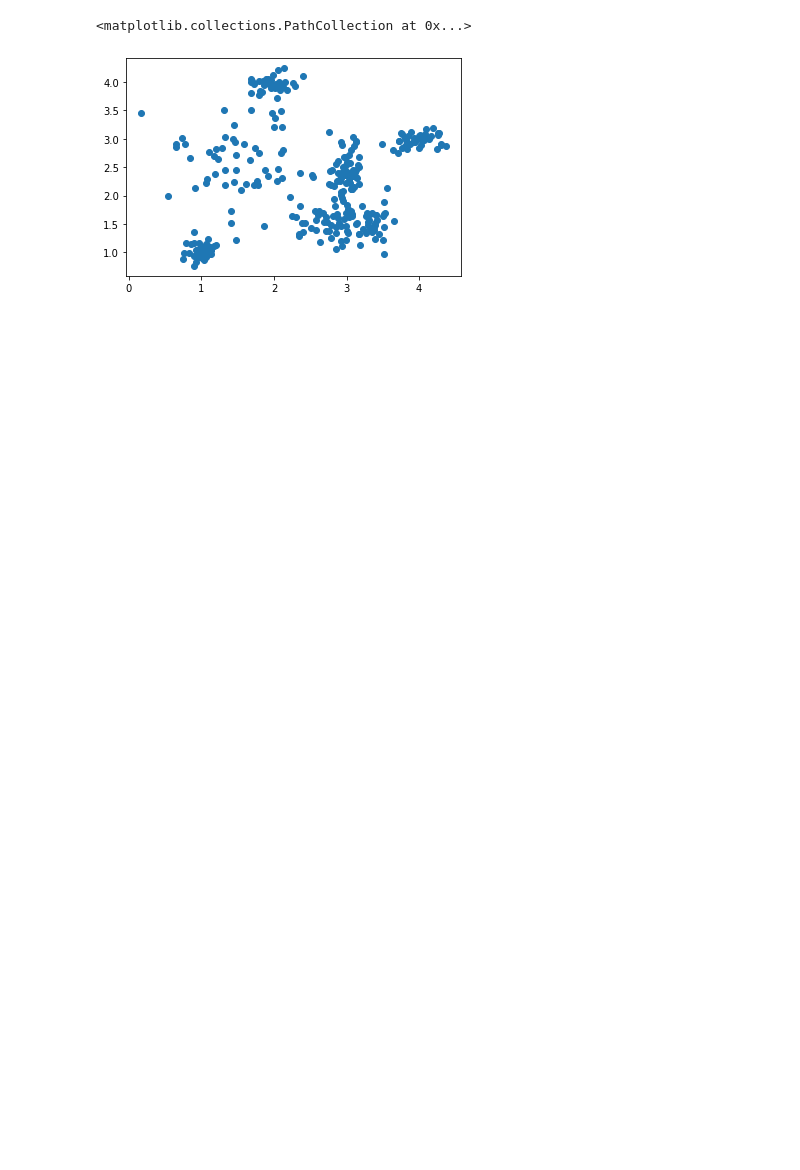
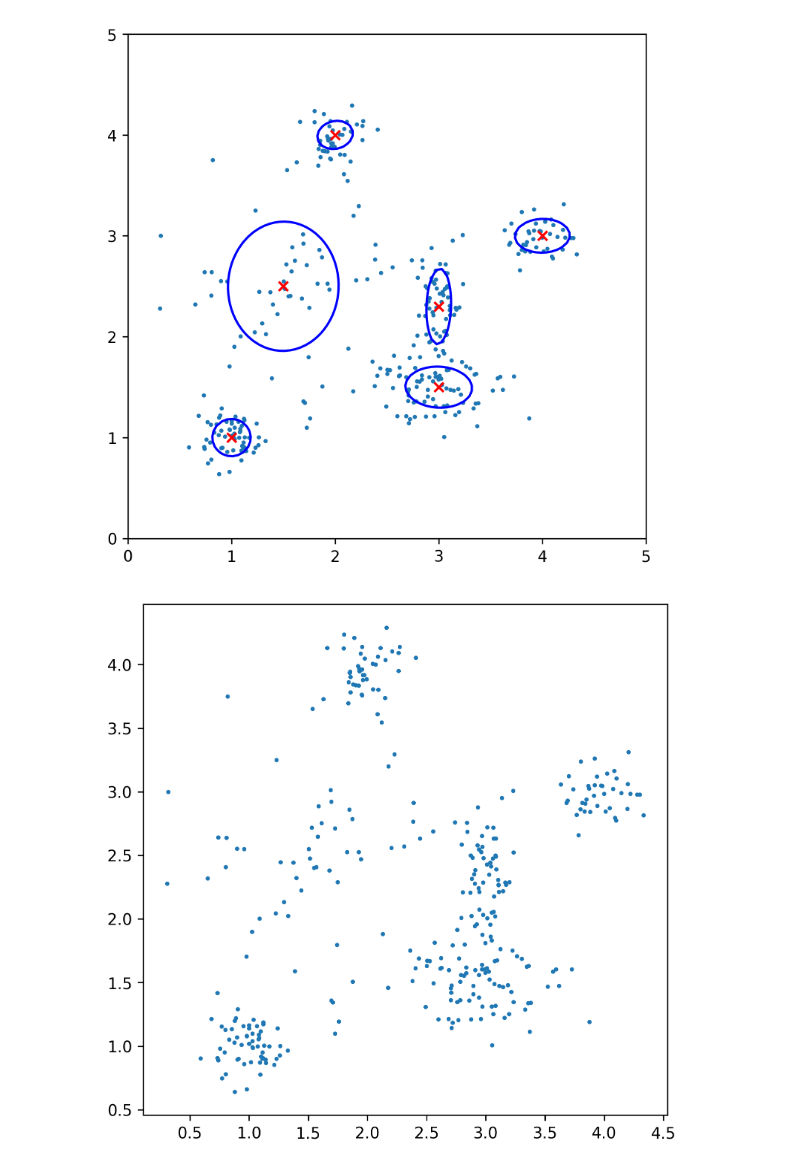
Before and after one commit to ryuichiueda/robot_and_stats_code, a Jupyter notebook: 8章の変分推論.ipynb, the cells around one changed output. Drawn from its saved outputs; the diff is of its cells as text; code cells hidden in the pictures; blank space fills up the shorter version.

```diff
--- a/8章の変分推論.ipynb
+++ b/8章の変分推論.ipynb
@@ -7,30 +7,67 @@ import data, random
 # %%
 centers_x = [1, 1.5, 2,   3,   3, 4]
 centers_y = [1, 2.5, 4, 1.5, 2.3, 3]
-covs = [np.array([[1, 0],[0, 1]]),
-        np.array([[25, 0.3],[0.3, 36]]),
-        np.array([[2, 0.3],[0.3, 1]]),
-        np.array([[10, -0.3],[-0.3, 4]]),
-        np.array([[1, 0.3],[0.3, 10]]),
-        np.array([[5, 0.1],[0.1, 2]])]
+covs = [np.array([[3, 0],[0, 3]])/100,
+        np.array([[25, 0.3],[0.3, 36]])/100,
+        np.array([[3, 0.3],[0.3, 2]])/100,
+        np.array([[10, -0.3],[-0.3, 4]])/100,
+        np.array([[1, 0.3],[0.3, 10]])/100,
+        np.array([[5, 0.1],[0.1, 2]])/100]
 datanums = [60, 60, 40, 80, 60, 40]
 
 K = 10
 
 data = []
 
 for i in range(len(centers_x)):
-    p = multivariate_normal((centers_x[i], centers_y[i]), covs[i]/100)
+    p = multivariate_normal((centers_x[i], centers_y[i]), covs[i])
     data.extend(p.rvs(datanums[i]))
 
 #random.shuffle(data)
 data.sort(key = lambda x: x[0])
 #print(data)
 
-plt.scatter([x for (x,y) in data], [y for (x,y) in data])
+#plt.scatter([x for (x,y) in data], [y for (x,y) in data])
+
+def graph0(data):
+    plt.figure(figsize=(6, 6), dpi=300)
+    plt.scatter([x for (x,y) in data], [y for (x,y) in data], marker="o", s=3)
+
+    normals = [multivariate_normal(mean=(centers_x[k],centers_y[k]), cov=covs[k]) for k in range(len(centers_x)) ]
+
+    x, y = np.mgrid[0:5:100j, 0:5:100j]
+    pos = np.empty(x.shape + (2,))
+    pos[:, :, 0] = x
+    pos[:, :, 1] = y
+
+    for k,n in enumerate(normals):
+        if k < 6:
+            plt.scatter(centers_x[k],centers_y[k], color="red", marker="x")
+            plt.contour(x, y, n.pdf(pos), levels=1, colors="b")
+
+    plt.show()
+
+
+graph0(data)
+
+def graph1(data):
+    plt.figure(figsize=(6, 6), dpi=300)
+    plt.scatter([x for (x,y) in data], [y for (x,y) in data], marker="o", s=3)
+
+    normals = [multivariate_normal(mean=(centers_x[k],centers_y[k]), cov=covs[k]) for k in range(len(centers_x)) ]
+
+    x, y = np.mgrid[0:5:100j, 0:5:100j]
+    pos = np.empty(x.shape + (2,))
+    pos[:, :, 0] = x
+    pos[:, :, 1] = y
+
+    plt.show()
+
+
+graph1(data)
 # %% [output]
-<matplotlib.collections.PathCollection at 0x...>
-[figure, old version]
+[figure, new version]
+[figure, added]
 # %%
 
 def initial_r(data):
```
Also changed, not shown: parts of 4 cells of this notebook.
